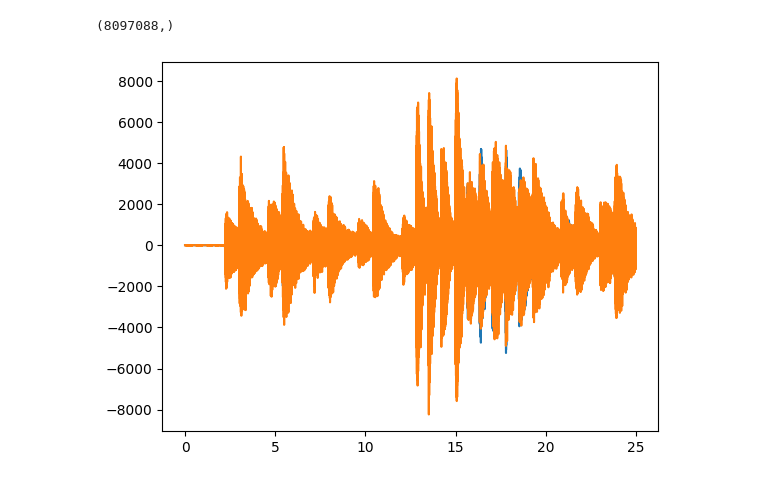
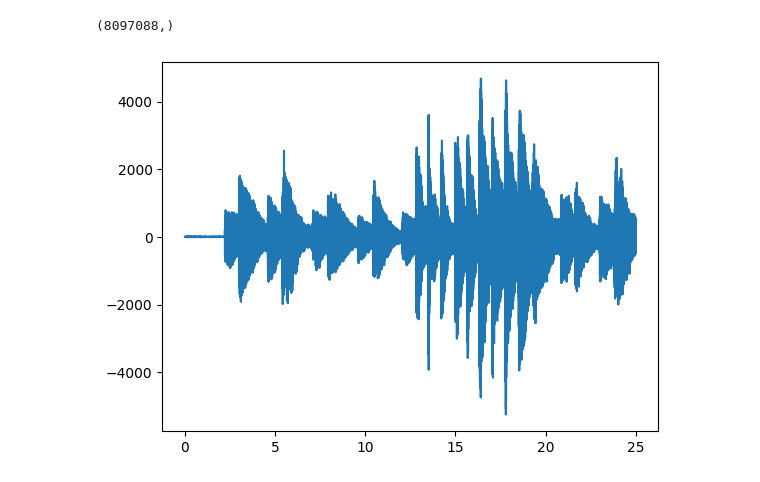
Before and after one commit to andresroliveira/FourierAnalysis, a Jupyter notebook: notebook.ipynb, the cells around one changed output. Cells and saved outputs as stored; diff of their text form; code cells hidden in the pictures.

```diff
--- a/notebook.ipynb
+++ b/notebook.ipynb
@@ -134,7 +134,8 @@ time.shape
 (8097088,)
 # %%
 sec = 25
-plt.plot(time[:sec*sr], musica[:sec*sr])
+satie = musica[:sec*sr,0]
+plt.plot(time[:sec*sr], satie)
 plt.show()
 # %% [output]
-[figure, old version]
+[figure, new version]
```
Also changed, not shown: parts of 1 cell of this notebook.
